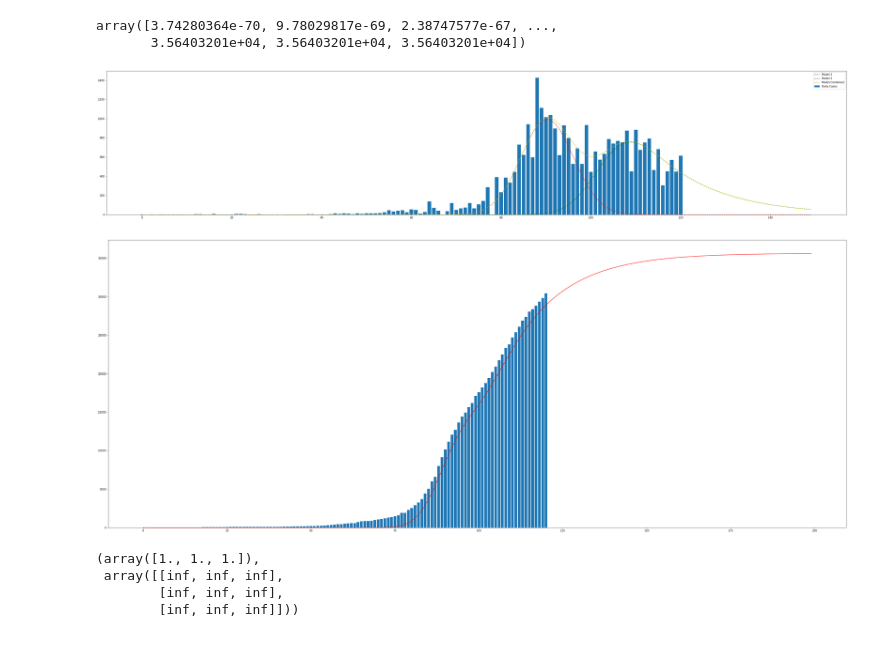
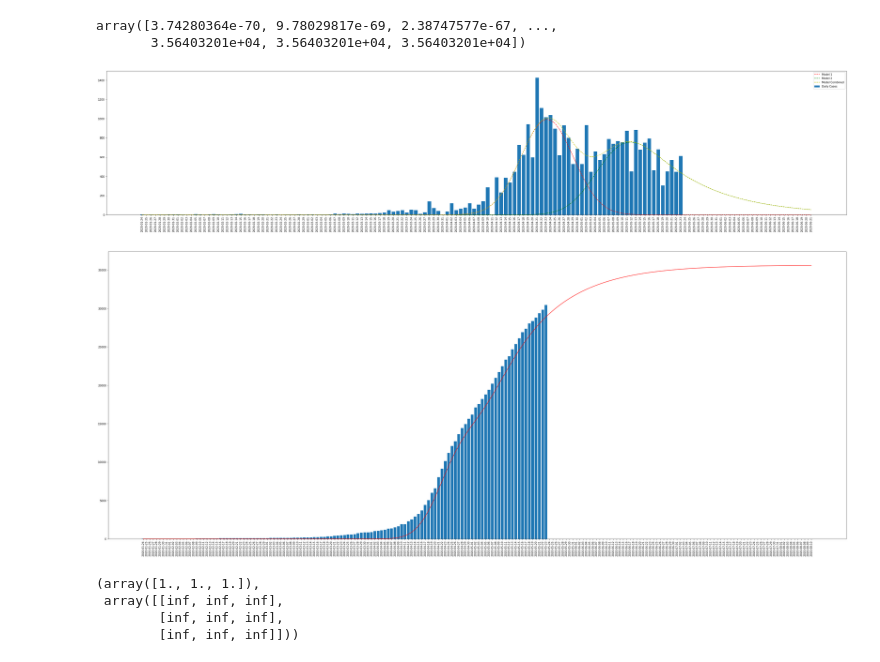
Before and after one commit to pandaxfly/covid_19_singapore, a Jupyter notebook: covid-19.ipynb, the cells around one changed output. Drawn from its saved outputs; the diff is of its cells as text; code cells hidden in the pictures.

```diff
--- a/covid-19.ipynb
+++ b/covid-19.ipynb
@@ -196,33 +196,35 @@ array([3.74280364e-70, 9.78029817e-69, 2.38747577e-67, ...,
 # %%
 poptGrowthRateTwoMod[0]
 
 def popGrowthRateModel(x, loc1, scale1, K1, d1):
     return d1 * exponnorm.pdf(x, K1, loc1, scale1)
 
 estimationRage = range(0,150)
 plt.figure(figsize=(50,10))
 
 plt.plot(estimationRage, popGrowthRateModel(estimationRage, *poptGrowthRateTwoModAvg[0:4]),
          '--r', label='Model 1')
 plt.plot(estimationRage, popGrowthRateModel(estimationRage, *poptGrowthRateTwoModAvg[4:]),
          '--g', label='Model 2')
 plt.plot(estimationRage, popGrowthRateTwoModel(estimationRage, *poptGrowthRateTwoModAvg),
          '--y', label='Model Combined')
 plt.bar(estimationRage, np.pad(covid19SG['new_cases'].values,
                                (0, len(estimationRage)-covid19SG['total_cases'].size), 'constant'),
        label='Daily Cases')
+plt.xticks(estimationRage,np.array('2020-01-24', dtype=np.datetime64) + estimationRage, rotation=90)
 plt.legend();
 # %% [output]
-[figure, old version]
+[figure, new version]
 # %%
 estimationRage = range(0,200)
 plt.figure(figsize=(50,20))
 plt.plot(estimationRage, popGrowthRateTwoModel(estimationRage, *poptGrowthRateTwoMod).cumsum(), 'r-')
 plt.bar(estimationRage, np.pad(covid19SG['total_cases'].values,
                                (0, len(estimationRage)-covid19SG['total_cases'].size), 'constant'))
+plt.xticks(estimationRage,np.array('2020-01-24', dtype=np.datetime64) + estimationRage, rotation=90)
 plt.show()
 # %% [output]
-[figure, old version]
+[figure, new version]
 # %%
 ## (Experiment) Go back to original population growth model definetion
 
```
